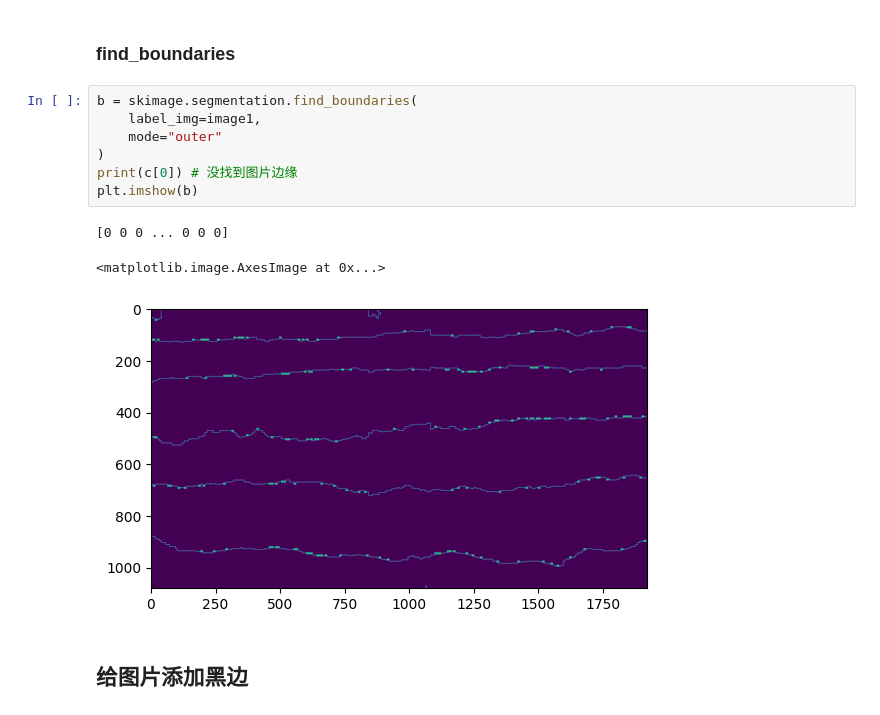
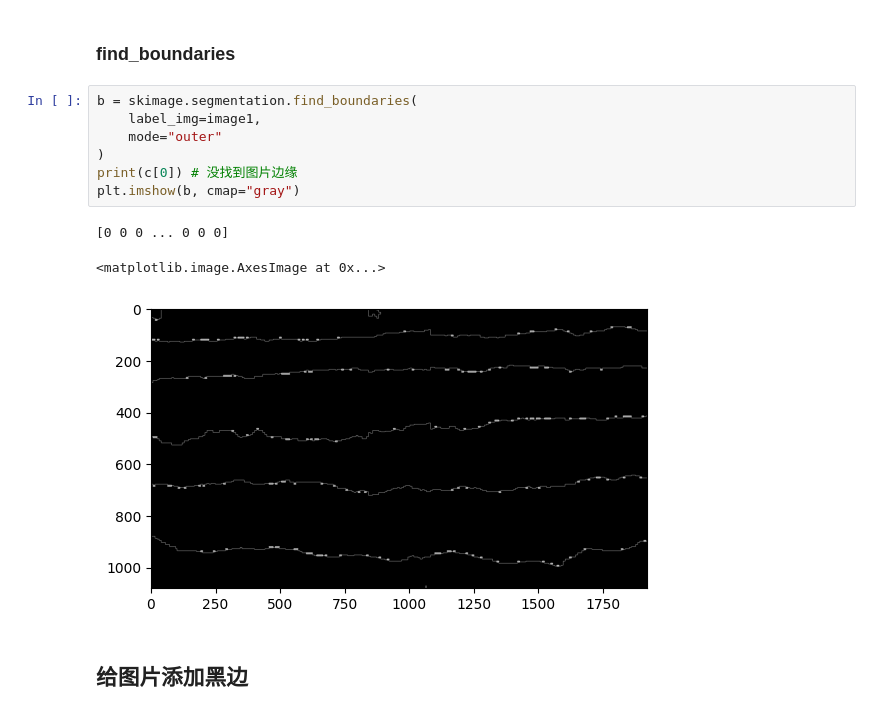
Before and after one commit to NagatoYuki0943/opencv-learn, a Jupyter notebook: python/15_Canny_find_boundaries.ipynb, the cells around one changed output. Saved outputs shown, nothing was run; the diff lists cells and outputs as text.

```diff
--- a/python/15_Canny_find_boundaries.ipynb
+++ b/python/15_Canny_find_boundaries.ipynb
@@ -86,14 +86,14 @@ plt.imshow(cv2.cvtColor(c, cv2.COLOR_BGR2RGB))
 # %%
 b = skimage.segmentation.find_boundaries(
     label_img=image1,
     mode="outer"
 )
 print(c[0]) # 没找到图片边缘
-plt.imshow(b)
+plt.imshow(b, cmap="gray")
 # %% [output]
 [0 0 0 ... 0 0 0]
 <matplotlib.image.AxesImage at 0x...>
-[figure, old version]
+[figure, new version]
 # %% [markdown]
 ## 给图片添加黑边
 # %%
```
Also changed, not shown: parts of 6 cells of this notebook.
